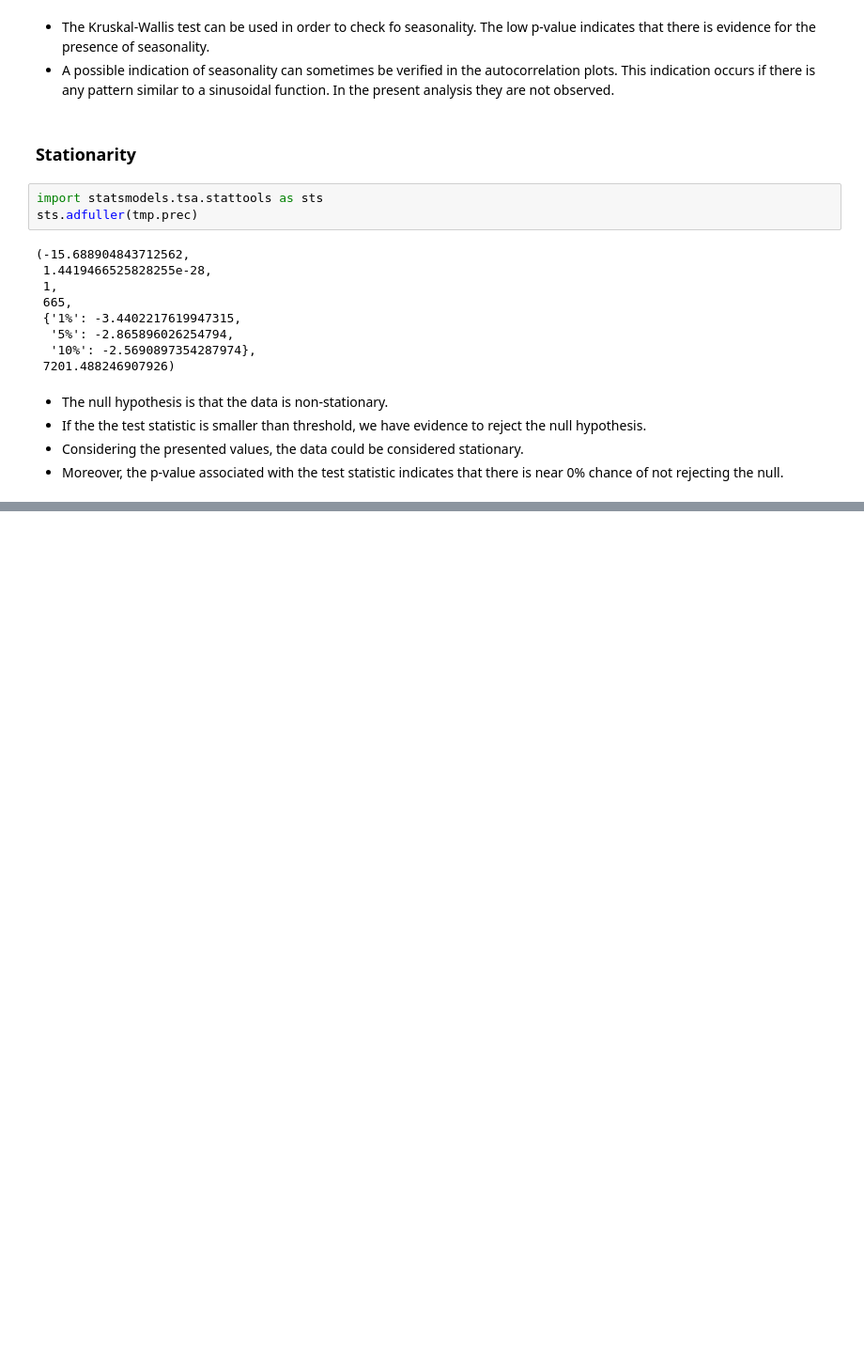
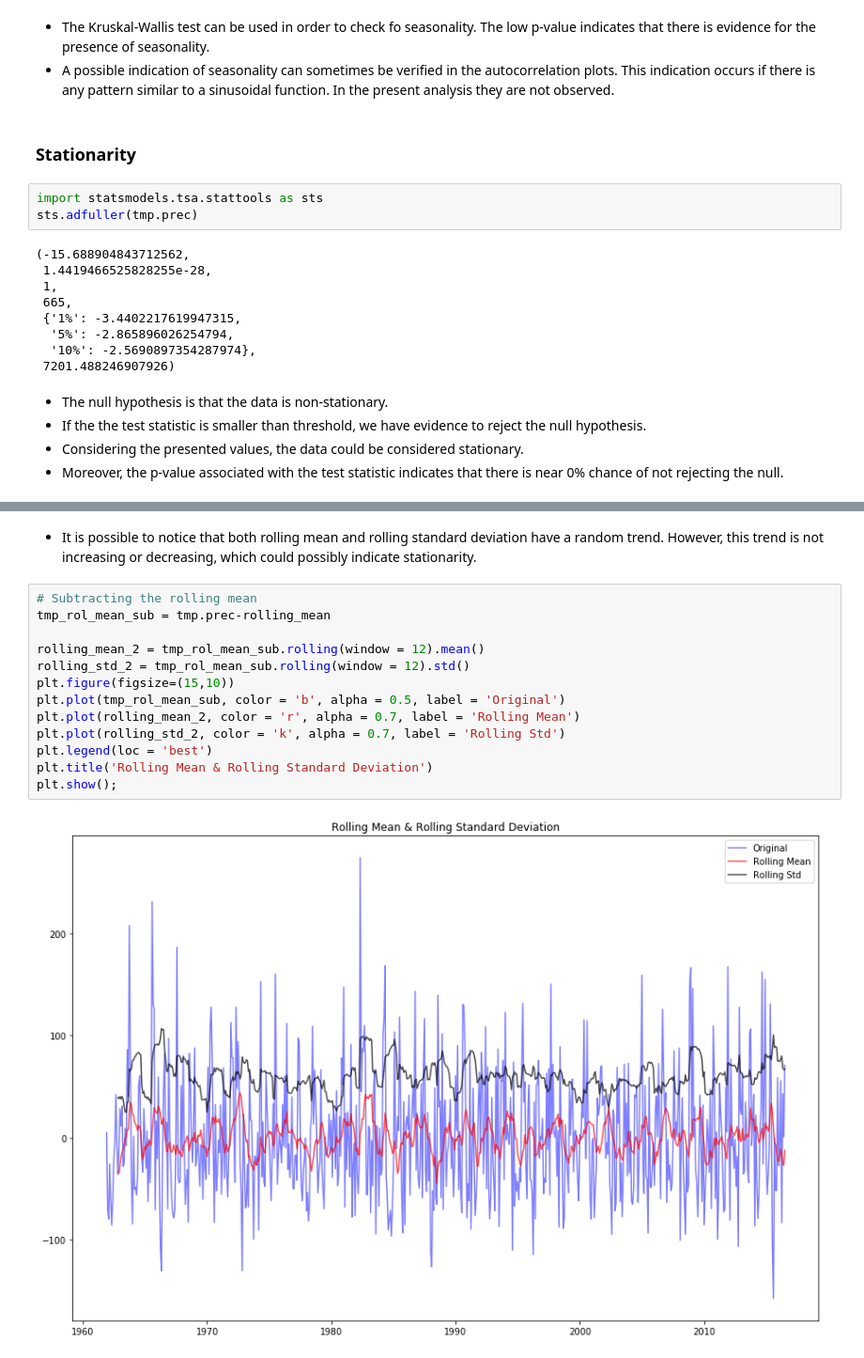
Before and after one commit to dsllt/PortoAlegre_TimeSeriesAnalysis, a Jupyter notebook: TimeSeriesAnalysis.ipynb, the cells around one changed output, grey strips where cells are left out. Shown at 94% size. Drawn from its saved outputs; the diff is of its cells as text; blank space fills up the shorter version.

```diff
--- a/TimeSeriesAnalysis.ipynb
+++ b/TimeSeriesAnalysis.ipynb
@@ -413,0 +432,17 @@ sts.adfuller(tmp.prec)
+# %% [markdown]
+* It is possible to notice that both rolling mean and rolling standard deviation have a random trend. However, this trend is not increasing or decreasing, which could possibly indicate stationarity.
+# %%
+# Subtracting the rolling mean
+tmp_rol_mean_sub = tmp.prec-rolling_mean
+
+rolling_mean_2 = tmp_rol_mean_sub.rolling(window = 12).mean()
+rolling_std_2 = tmp_rol_mean_sub.rolling(window = 12).std()
+plt.figure(figsize=(15,10))
+plt.plot(tmp_rol_mean_sub, color = 'b', alpha = 0.5, label = 'Original')
+plt.plot(rolling_mean_2, color = 'r', alpha = 0.7, label = 'Rolling Mean')
+plt.plot(rolling_std_2, color = 'k', alpha = 0.7, label = 'Rolling Std')
+plt.legend(loc = 'best')
+plt.title('Rolling Mean & Rolling Standard Deviation')
+plt.show();
+# %% [output]
+[figure, added]
```
Also changed, not shown: parts of 12 cells of this notebook.
